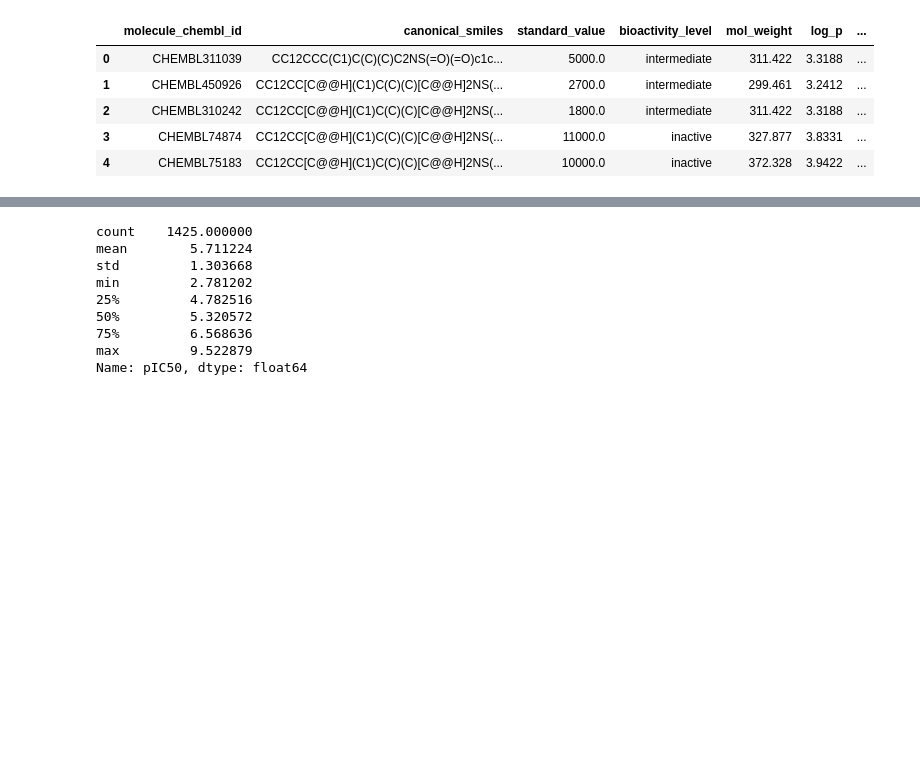
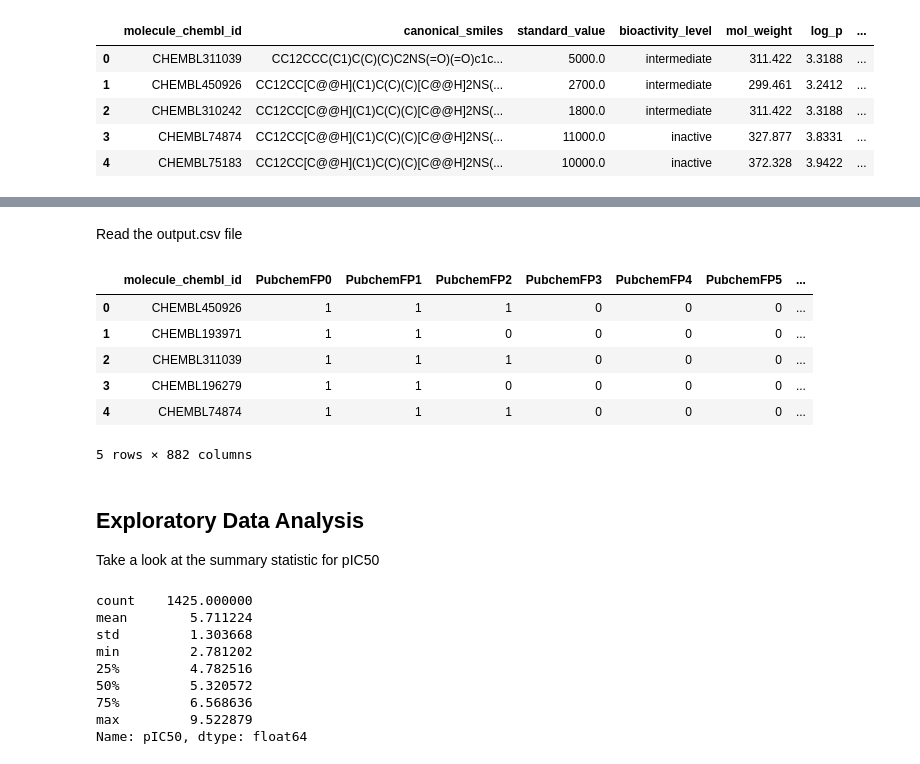
Before and after one commit to HenryYang03/pIC50_prediction_book, a Jupyter notebook: pIC50_prediction/notebooks/Exploratory_Data_Analysis.ipynb, the cells around one changed output, grey strips where cells are left out. Cells and saved outputs as stored; diff of their text form; code cells hidden in the pictures; blank space fills up the shorter version.

```diff
--- a/pIC50_prediction/notebooks/Exploratory_Data_Analysis.ipynb
+++ b/pIC50_prediction/notebooks/Exploratory_Data_Analysis.ipynb
@@ -71,3 +117,21 @@ Take a look at the summary statistic for pIC50
+# %% [markdown]
+Read the output.csv file
+# %%
+df_padel = pd.read_csv(output_file)
+df_padel.rename(columns={'Name': 'molecule_chembl_id'}, inplace=True)
+df_padel.head()
+# %% [output]
+|  | molecule_chembl_id | PubchemFP0 | PubchemFP1 | PubchemFP2 | PubchemFP3 | PubchemFP4 | PubchemFP5 | ... |
+| 0 | CHEMBL450926 | 1 | 1 | 1 | 0 | 0 | 0 | ... |
+| 1 | CHEMBL193971 | 1 | 1 | 0 | 0 | 0 | 0 | ... |
+| 2 | CHEMBL311039 | 1 | 1 | 1 | 0 | 0 | 0 | ... |
+| 3 | CHEMBL196279 | 1 | 1 | 0 | 0 | 0 | 0 | ... |
+| 4 | CHEMBL74874 | 1 | 1 | 1 | 0 | 0 | 0 | ... |
+5 rows × 882 columns
+# %% [markdown]
+## Exploratory Data Analysis
+
+Take a look at the summary statistic for pIC50
 # %%
 df.pIC50.describe()
 # %% [output]
```
Also changed, not shown: parts of 21 cells of this notebook, 40 other files.
